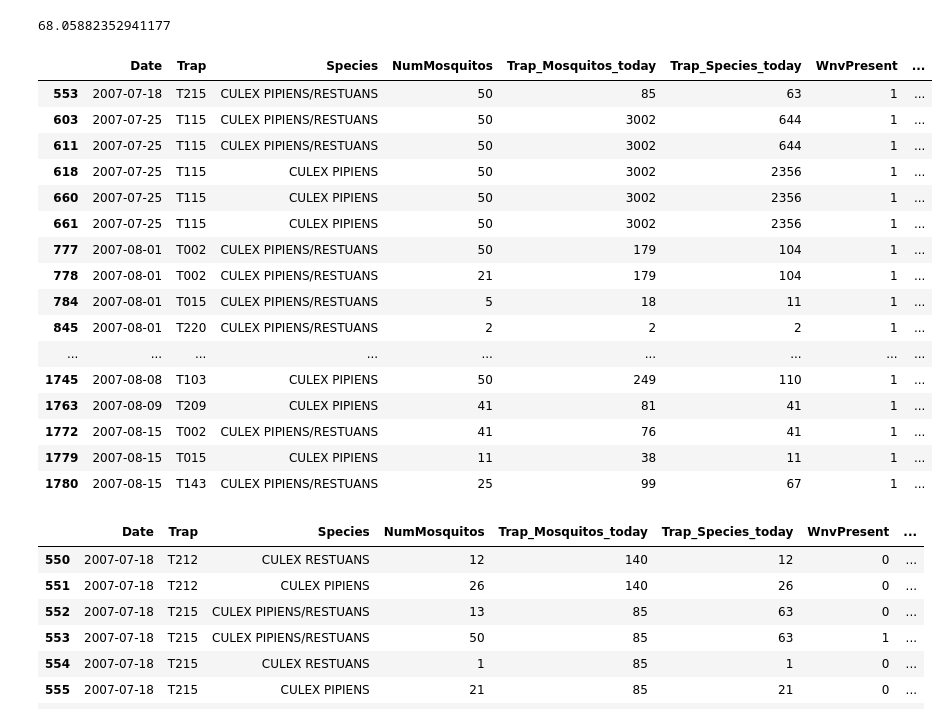
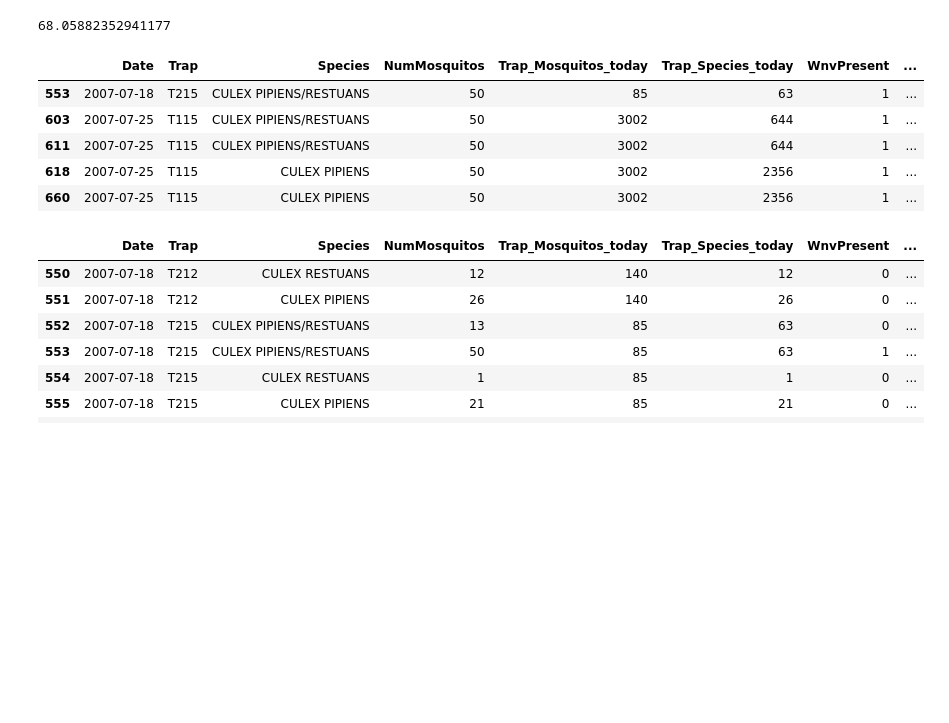
Before and after one commit to austinbrian/skeeter_patrol, a Jupyter notebook: code/BDA-modeling.ipynb, the cells around one changed output. Cells and saved outputs as stored; diff of their text form; code cells hidden in the pictures; blank space fills up the shorter version.

```diff
--- a/code/BDA-modeling.ipynb
+++ b/code/BDA-modeling.ipynb
@@ -64,25 +64,14 @@ train['Trap_Species_today'] = train.groupby(['Trap','Date','Species'])['NumMosqu
 train['min_Wnv_species_today'] = train.groupby(['Trap','Date','Species'])['WnvPresent'].transform('sum')
 # %%
 train[train.WnvPresent == 1][['Date','Trap','Species','NumMosquitos','Trap_Mosquitos_today',
-       'Trap_Species_today','WnvPresent','min_Wnv_species_today']].head(50)
+       'Trap_Species_today','WnvPresent','min_Wnv_species_today']].head(5)
 # %% [output]
 |  | Date | Trap | Species | NumMosquitos | Trap_Mosquitos_today | Trap_Species_today | WnvPresent | ... |
 | 553 | 2007-07-18 | T215 | CULEX PIPIENS/RESTUANS | 50 | 85 | 63 | 1 | ... |
 | 603 | 2007-07-25 | T115 | CULEX PIPIENS/RESTUANS | 50 | 3002 | 644 | 1 | ... |
 | 611 | 2007-07-25 | T115 | CULEX PIPIENS/RESTUANS | 50 | 3002 | 644 | 1 | ... |
 | 618 | 2007-07-25 | T115 | CULEX PIPIENS | 50 | 3002 | 2356 | 1 | ... |
 | 660 | 2007-07-25 | T115 | CULEX PIPIENS | 50 | 3002 | 2356 | 1 | ... |
-| 661 | 2007-07-25 | T115 | CULEX PIPIENS | 50 | 3002 | 2356 | 1 | ... |
-| 777 | 2007-08-01 | T002 | CULEX PIPIENS/RESTUANS | 50 | 179 | 104 | 1 | ... |
-| 778 | 2007-08-01 | T002 | CULEX PIPIENS/RESTUANS | 21 | 179 | 104 | 1 | ... |
-| 784 | 2007-08-01 | T015 | CULEX PIPIENS/RESTUANS | 5 | 18 | 11 | 1 | ... |
-| 845 | 2007-08-01 | T220 | CULEX PIPIENS/RESTUANS | 2 | 2 | 2 | 1 | ... |
-| ... | ... | ... | ... | ... | ... | ... | ... | ... |
-| 1745 | 2007-08-08 | T103 | CULEX PIPIENS | 50 | 249 | 110 | 1 | ... |
-| 1763 | 2007-08-09 | T209 | CULEX PIPIENS | 41 | 81 | 41 | 1 | ... |
-| 1772 | 2007-08-15 | T002 | CULEX PIPIENS/RESTUANS | 41 | 76 | 41 | 1 | ... |
-| 1779 | 2007-08-15 | T015 | CULEX PIPIENS | 11 | 38 | 11 | 1 | ... |
-| 1780 | 2007-08-15 | T143 | CULEX PIPIENS/RESTUANS | 25 | 99 | 67 | 1 | ... |
 # %%
 train.loc[550:700,['Date','Trap','Species','NumMosquitos','Trap_Mosquitos_today',
        'Trap_Species_today','WnvPresent','min_Wnv_species_today']]
```
Also changed, not shown: 1 other file.
